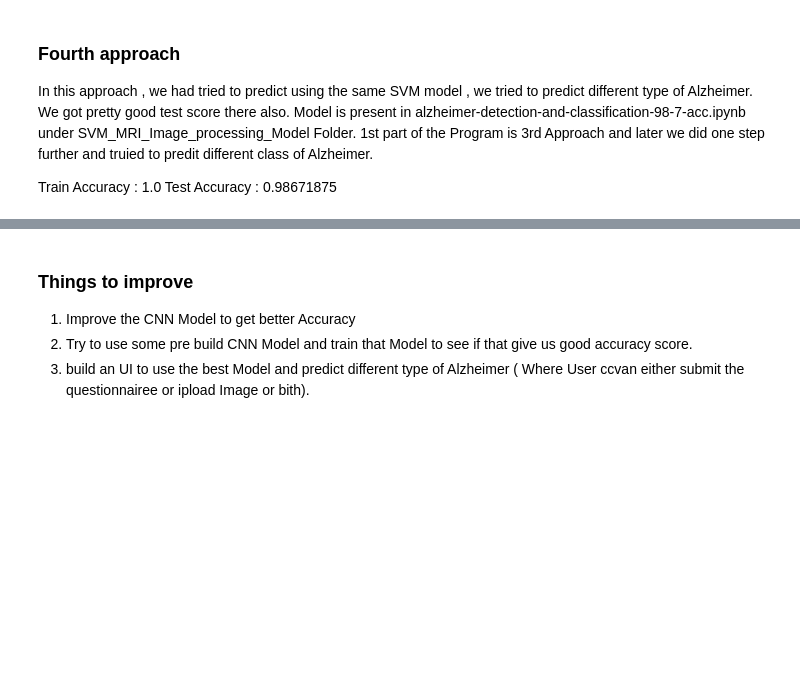
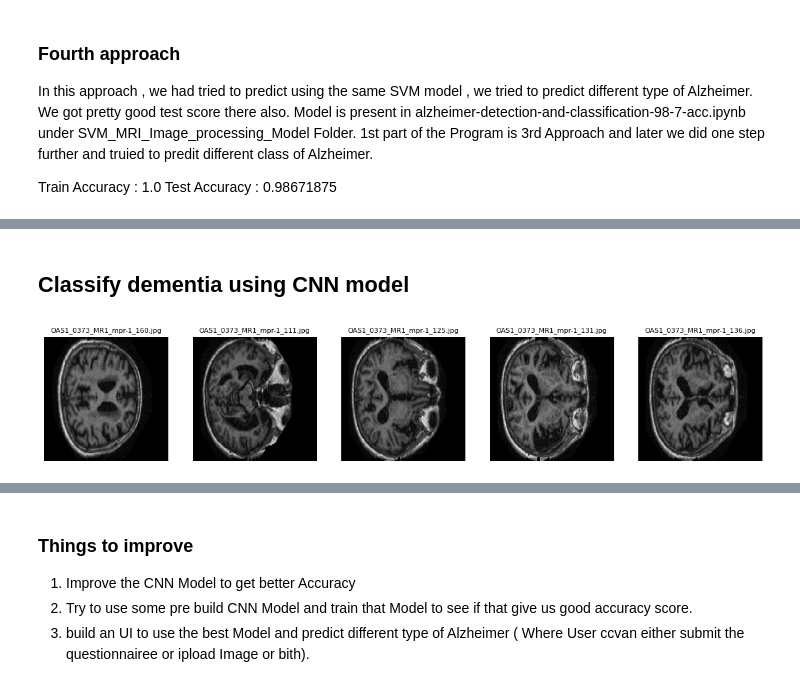
Before and after one commit to majirajib4747/Project4_Team2, a Jupyter notebook: Project4_Presentation.ipynb, the cells around one changed output, grey strips where cells are left out. Cells and saved outputs as stored; diff of their text form; code cells hidden in the pictures; blank space fills up the shorter version.

```diff
--- a/Project4_Presentation.ipynb
+++ b/Project4_Presentation.ipynb
@@ -96,0 +352,19 @@ Test Accuracy :  0.98671875
+# %% [markdown]
+## Classify dementia using CNN model
+# %%
+# Choose one subject id in sample data
+#id_value = 'OAS1_0003_MR1'  # Very Mild Dementia
+id_value = 'OAS1_0373_MR1' # Mild Dementia
+# Each patient took at most 4 MRI. Select the desired MRI number (1 for the first, 2 for the second, etc.)
+mri_number = 1
+
+group_for_id = cross_sectional_df_copy.loc[cross_sectional_df_copy['ID'] == id_value, 'Group'].values[0]
+
+if group_for_id == 'Very Mild Dementia':
+    image_folder = "/content/gdrive/MyDrive/Colab Notebooks/final project/Alzheimer Dataset (OASIS)/Very_Mild_Demented"
+elif group_for_id == 'Mild Dementia':
+    image_folder = "/content/gdrive/MyDrive/Colab Notebooks/final project/Alzheimer Dataset (OASIS)/Mild_Demented"
+elif group_for_id == 'Non Demented':
+    image_folder = "/content/gdrive/MyDrive/Colab Notebooks/final project/Alzheimer Dataset (OASIS)/Non_Demented_sample"
+
+image_name_prefix = f"{id_value}_mpr-{mri_number}"
@@ -96,0 +374,30 @@ Test Accuracy :  0.98671875
+# %%
+# Get a list of image files in the folder
+image_files = [f for f in os.listdir(image_folder) if f.endswith('.jpg')]
+
+# Filter filenames based on the image name prefix
+filtered_files = [f for f in image_files if f.startswith(image_name_prefix)]
+# %%
+# Display the first 5 filtered images
+import random
+
+num_images_to_display = 5
+
+# Randomly select five images from the filtered_files list
+random_images = random.sample(filtered_files, num_images_to_display)
+
+# Display the randomly selected images
+fig, axes = plt.subplots(1, num_images_to_display, figsize=(15, 3))
+for i, image_file in enumerate(random_images):
+    img_path = os.path.join(image_folder, image_file)
+    img = image.load_img(img_path, target_size=(224, 224))
+
+    # Display the image
+    plt.subplot(1, num_images_to_display, i+1)
+    plt.imshow(img)
+    plt.axis('off')
+    plt.title(image_file, fontsize=8)
+
+plt.show()
+# %% [output]
+[figure, added]
```
Also changed, not shown: parts of 26 cells of this notebook.
